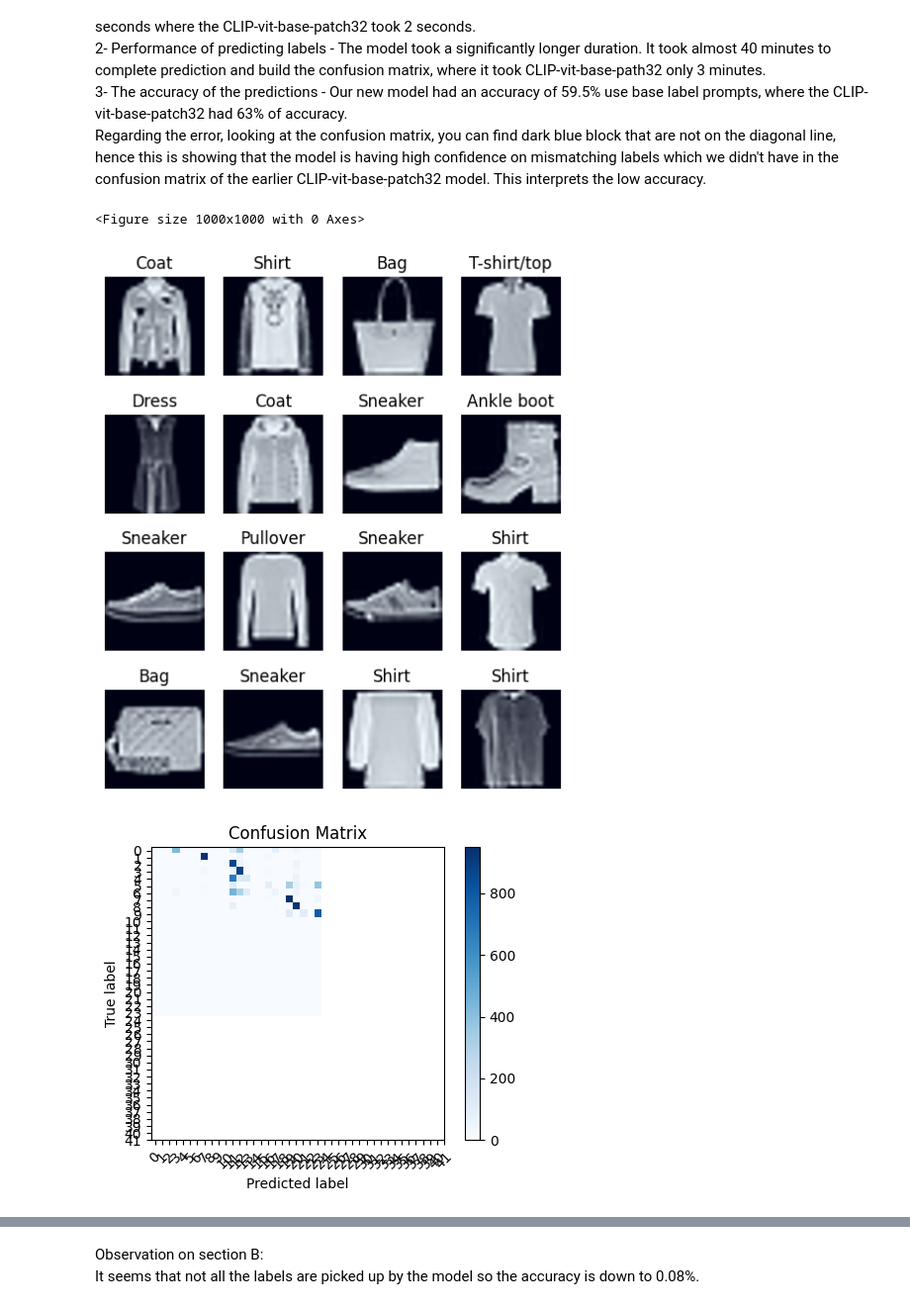
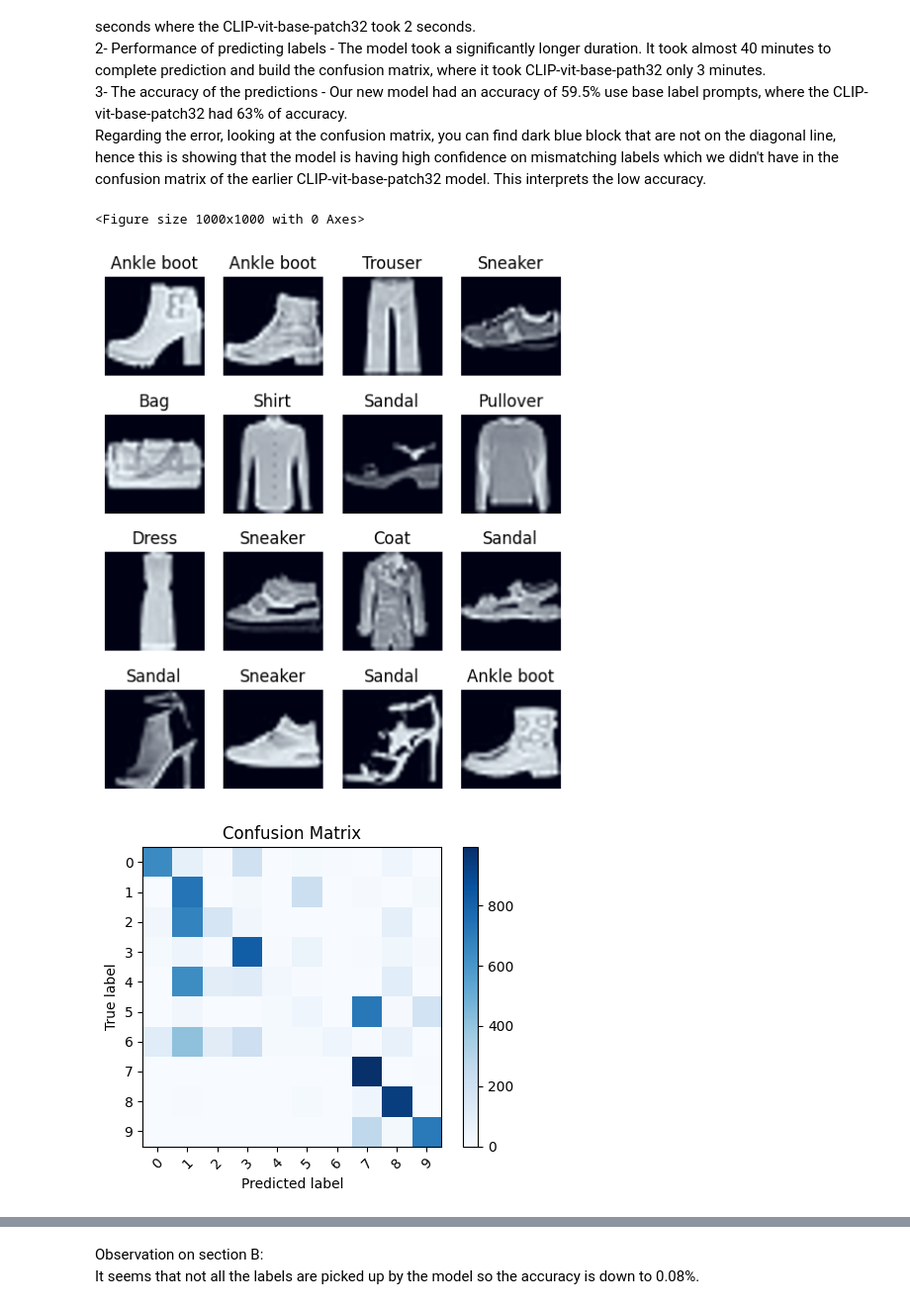
Before and after one commit to omaralfaqih6/deep_learning, a Jupyter notebook: 02_activities/assignments/assignment_2.ipynb, the cells around one changed output, grey strips where cells are left out. Shown at 99% size. Cells and saved outputs as stored; diff of their text form; code cells hidden in the pictures.

```diff
--- a/02_activities/assignments/assignment_2.ipynb
+++ b/02_activities/assignments/assignment_2.ipynb
@@ -782,46 +782,46 @@ from torchvision import datasets
 from torch.utils.data import DataLoader
 
 CLASS_NAMES_md = [
-    "T-shirt/top",
+    #"T-shirt/top",
     "This is a comfortable T-short",
     "This is a stylish top",
-    "Thi is a picture of T-shirt",
+    "This is a picture of T-shirt",
     "This is a casual trouser"
-    "Trouser",
+    #"Trouser",
     "This is a comfortable trouser",
     "This is a stylish trouser",
-    "This is a picture of trouser",
+   # "picture of trouser",
     "This is a warm pullover",
-    "Pullover",
+    #"Pullover",
     "This is a cozy pullover",
     "This is a stylish pullover",
-    "This is a picture of pullover",
-    "This is an elegant dress",
-    "Dress",
+   # "picture of pullover",
+    "This is a elegant dress",
+    #"Dress",
     "This is a stylish dress",
     "This is a picture of dress",
+   # "Coat",
     "This is a warm coat",
-    "Coat",
     "This is a cozy coat",
     "This is a stylish coat",
-    "This is a picture of coat",
-    "Sandal",
+   # "picture of coat",
+    #"Sandal",
     "This is a trendy sandal",
     "This is a comfortable sandal",
     "This is a picture of sandal",
-    "Shirt",
+   # "Shirt",
     "This is a classic shirt",
     "This is a stylish shirt",
     "This is a picture of shirt",
-    "Sneaker",
+   # "Sneaker",
     "This is a sporty sneaker",
     "This is a comfortable sneaker",
     "This is a picture of sneaker",
-    "Bag",
+   # "Bag",
     "This is a fashionable bag",
     "This is a stylish bag",
     "This is a picture of bag",
-    "Ankle boot",
+   # "Ankle boot",
     "This is a chic ankle boot",
     "This is a stylish ankle boot",
     "This is a picture of ankle boot"
@@ -848,34 +848,34 @@ test_loader_md = DataLoader(test_dataset_md,
                          shuffle=True,
                          collate_fn=collate_clip_md)
 
 import matplotlib.pyplot as plt
 
 # Display the first batch of images from `test_loader`
 
 def show_batch_md(loader):
     """Display a batch of images from the DataLoader."""
     plt.figure(figsize=(10, 10))
     # Get a batch of images and labels
     images, labels = next(iter(loader))
     num_images = images.shape[0]
     rows = int(num_images**0.5)
     cols = (num_images + rows - 1) // rows  # Calculate
     images = images.cpu()  # Move images to CPU for plotting
     # Renormalize to [0, 1] for visualization
     images = (images - images.min()) / (images.max() - images.min())
     fig, axes = plt.subplots(rows, cols, figsize=(6, 7))
     axes = axes.flatten() if len(images) > 1 else [axes]
     # torch.manual_seed(42)
     for ax, img, label in zip(axes, images, labels):
         ax.imshow(img.permute(1, 2, 0))
         ax.set_title(CLASS_NAMES_md[label.item()])
         ax.axis('off')
     plt.show()
 
 show_batch(test_loader_md)
 # %% [output]
 <Figure size 1000x1000 with 0 Axes>
-[figure, old version]
+[figure, new version]
 # %%
 def get_text_embeddings_md(class_names: list[str]) -> torch.Tensor:
     """    Get text embeddings for the given class names using CLIP.
@@ -941,8 +941,10 @@ def get_predictions_md(similarity_md: np.ndarray) -> np.ndarray:
         numpy.ndarray: Predicted class indices for each image, shape (N,).
     """
     # Get the index of the maximum similarity for each image
+
     predictions_md = np.argmax(similarity_md, axis=1)
-    return predictions_md
+    # predictions_md = predictions_md // 3  # Adjust for multiple descriptions
+    return predictions_md // 3
     # return # Complete
 
 from sklearn.metrics import accuracy_score, confusion_matrix
@@ -975,9 +977,9 @@ def plot_confusion_matrix_md(y_true_md, y_pred_md, class_names):
     plt.xlabel('Predicted label')
     plt.tight_layout()
     plt.show()
-plot_confusion_matrix_md(y_true_md, y_pred_md, CLASS_NAMES_md)
+plot_confusion_matrix_md(y_true_md, y_pred_md, CLASS_NAMES)
 # %% [output]
-[figure, old version]
+[figure, new version]
 # %%
 # Report the accuracy of the predictions
 accuracy_md = accuracy_score(y_true_md, y_pred_md)
```
Also changed, not shown: parts of 1 cell of this notebook.
